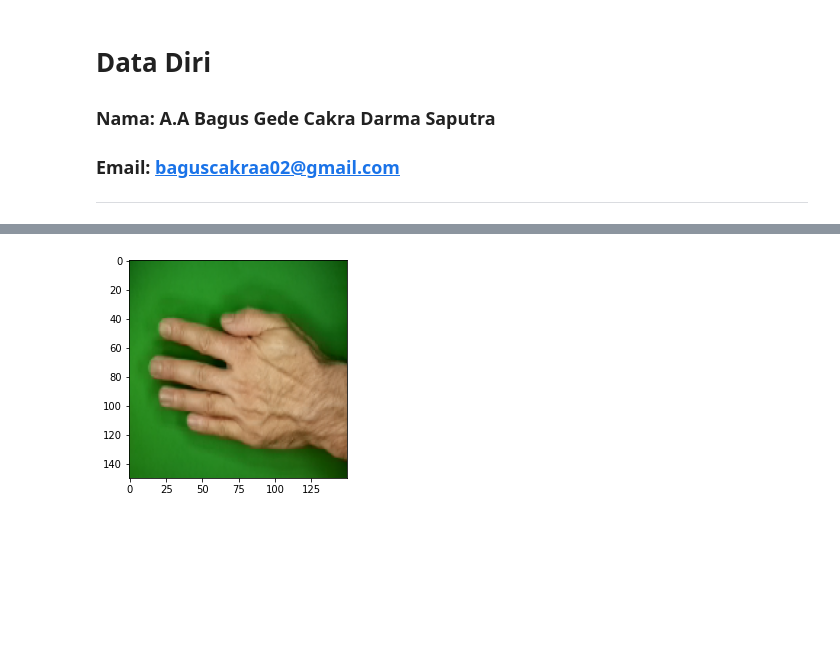
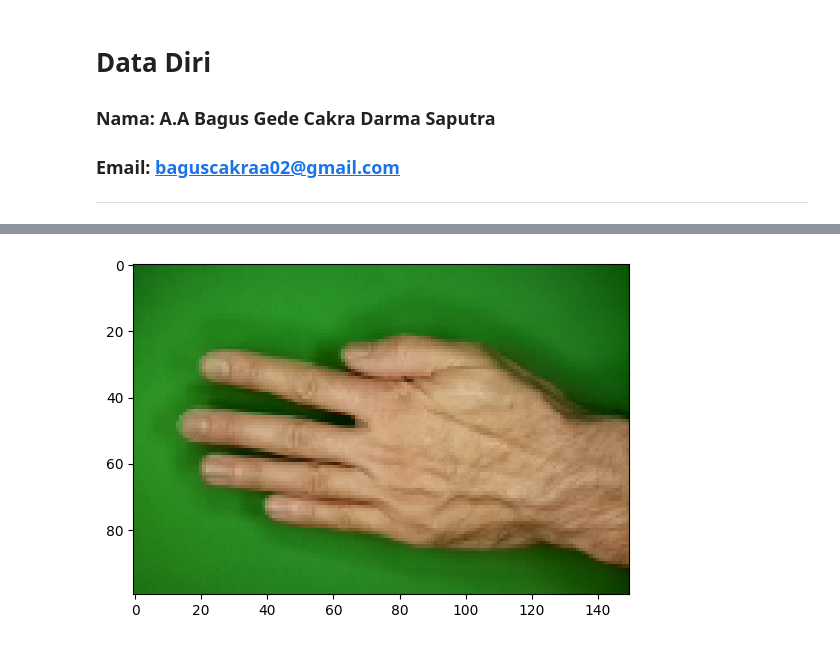
Before and after one commit to CakraDarma/image-classification-ANN, a Jupyter notebook: cakra_klasifikasi_gambar.ipynb, the cells around one changed output, grey strips where cells are left out. Saved outputs shown, nothing was run; the diff lists cells and outputs as text; code cells hidden in the pictures; blank space fills up the shorter version.

```diff
--- a/cakra_klasifikasi_gambar.ipynb
+++ b/cakra_klasifikasi_gambar.ipynb
@@ -103,19 +89,17 @@ Found 874 images belonging to 3 classes.
 # %%
 # membangun model dengan model sequential
 model = tf.keras.models.Sequential([
-    tf.keras.layers.Conv2D(32, (3,3), activation='relu', input_shape=(150, 150, 3)),
-    tf.keras.layers.MaxPooling2D(2, 2),
-    tf.keras.layers.Conv2D(64, (3,3), activation='relu'),
+    tf.keras.layers.Conv2D(16, (3, 3), activation = 'relu', input_shape = (100, 150, 3)),
     tf.keras.layers.MaxPooling2D(2,2),
-    tf.keras.layers.Conv2D(128, (3,3), activation='relu'),
+    tf.keras.layers.Conv2D(32, (3, 3), activation = 'relu'),
     tf.keras.layers.MaxPooling2D(2,2),
-    tf.keras.layers.Conv2D(128, (3,3), activation='relu'),
+    tf.keras.layers.Conv2D(64, (3, 3), activation = 'relu'),
+    tf.keras.layers.MaxPooling2D(2,2),
+    tf.keras.layers.Conv2D(128, (3, 3), activation = 'relu'),
     tf.keras.layers.MaxPooling2D(2,2),
     tf.keras.layers.Flatten(),
-    tf.keras.layers.Dropout(0.2),
-    tf.keras.layers.Dense(512, activation='relu'),
-    tf.keras.layers.Dense(128, activation='relu'),
-    tf.keras.layers.Dense(3, activation='softmax')
+    tf.keras.layers.Dense(512, activation= 'relu'),
+    tf.keras.layers.Dense(3, activation = 'softmax')
 ])
 
 # menampilkan rangkuman model yang telah terbentuk
@@ -141,20 +125,20 @@ _________________________________________________________________
 # %%
 # melakukan compile pada model
 model.compile(loss = 'categorical_crossentropy',
-              optimizer = tf.optimizers.Adam(),
+              optimizer = tf.optimizers.RMSprop(),
               metrics = ['accuracy'])
 # %%
 # melatih model dengan model.fit dan callbacks sebagai kriteria stop
-callback_stopping = EarlyStopping(
-    monitor = 'val_loss',
-    patience = 2,
-    min_delta = 0.001,
-    mode = 'auto')
+callback_stopping = EarlyStopping(monitor = 'val_accuracy',
+                  verbose = 1,
+                  baseline = 0.96,
+                  patience = 15,
+                  restore_best_weights= True)
 
 model_train = model.fit(
           train_generator,
           steps_per_epoch = 35,  #berapa batch yang akan dieksekusi pada setiap epoch
-          epochs = 200, #tambahkan epochs jika akurasi model belum optimal
+          epochs = 30, #tambahkan epochs jika akurasi model belum optimal
           validation_data = val_generator, # menampilkan akurasi pengujian data validasi
           validation_steps = 4, # berapa batch yang akan dieksekusi pada setiap batch
           callbacks=[callback_stopping],
@@ -193,7 +182,7 @@ uploaded = files.upload()
 for fn in uploaded.keys():
 
   path = fn
-  img = image.load_img(path, target_size=(150,150))
+  img = image.load_img(path, target_size=(100,150))
   imgplot = plt.imshow(img)
   x = image.img_to_array(img)
   x = np.expand_dims(x, axis=0)
@@ -215,3 +204,3 @@ Saving 0Og76sl5CJhbxWWx.png to 0Og76sl5CJhbxWWx.png
 0Og76sl5CJhbxWWx.png
 Image is Paper
-[figure, old version]
+[figure, new version]
```
Also changed, not shown: parts of 7 cells of this notebook.
